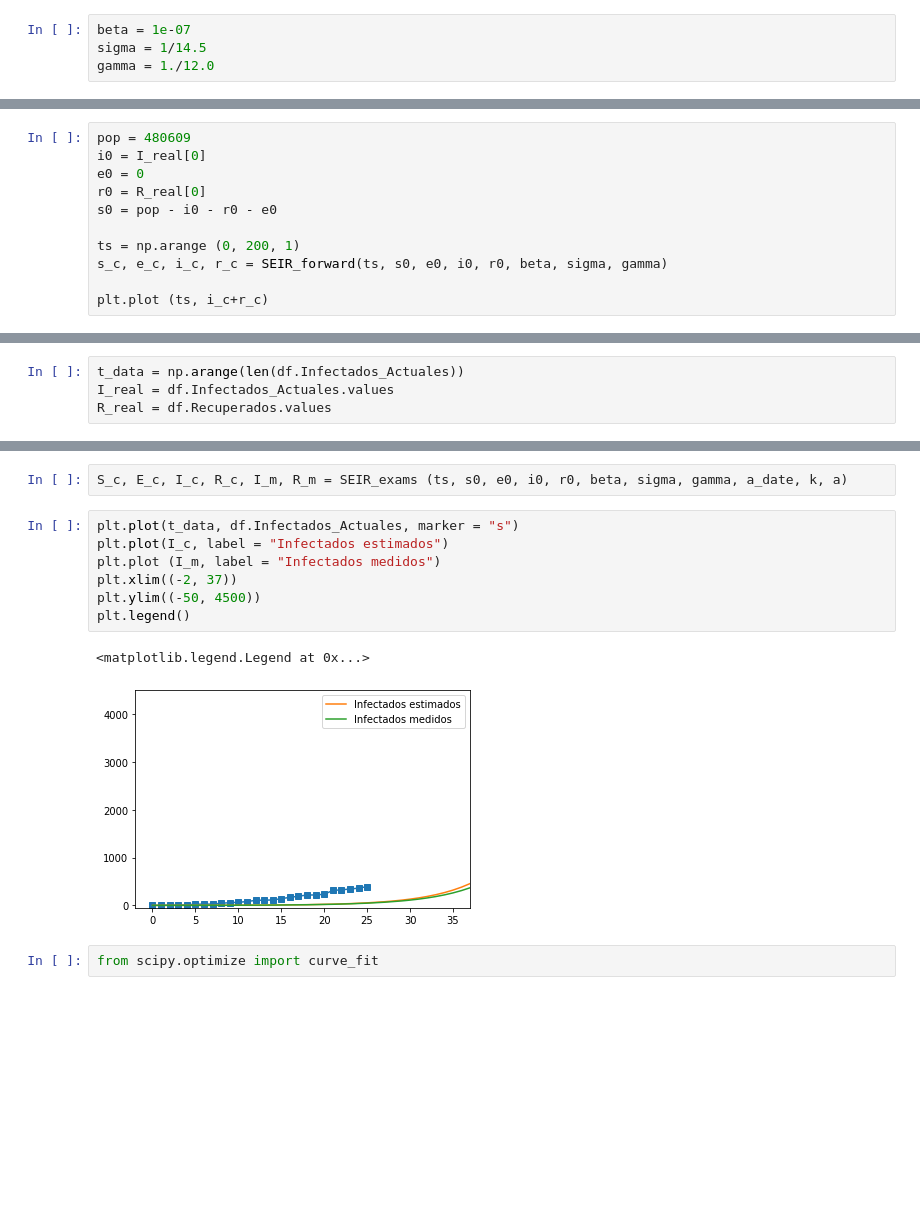
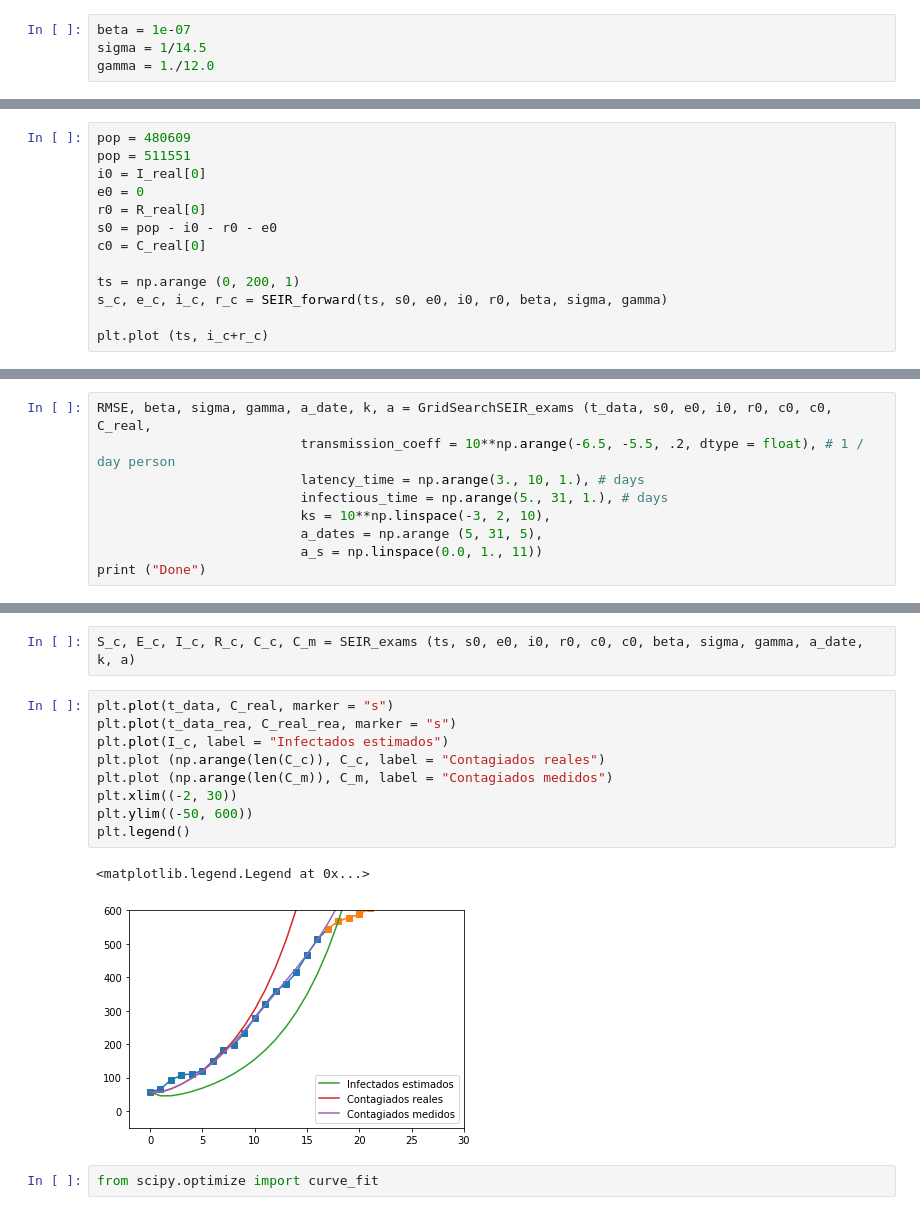
Before and after one commit to guille-c/COVID-19, a Jupyter notebook: notebooks_Chile/SEIR Examenes Ñuble.ipynb, the cells around one changed output, grey strips where cells are left out. Cells and saved outputs as stored; diff of their text form; blank space fills up the shorter version.

```diff
--- a/notebooks_Chile/SEIR Examenes Ñuble.ipynb
+++ b/notebooks_Chile/SEIR Examenes Ñuble.ipynb
@@ -64,9 +177,11 @@ gamma = 1./12.0
 # %%
 pop = 480609
+pop = 511551
 i0 = I_real[0]
 e0 = 0
 r0 = R_real[0]
 s0 = pop - i0 - r0 - e0
+c0 = C_real[0]
 
 ts = np.arange (0, 200, 1)
 s_c, e_c, i_c, r_c = SEIR_forward(ts, s0, e0, i0, r0, beta, sigma, gamma)
@@ -87,4 +194,0 @@ plt.legend()
-# %%
-t_data = np.arange(len(df.Infectados_Actuales))
-I_real = df.Infectados_Actuales.values
-R_real = df.Recuperados.values
@@ -106,0 +203,9 @@ beta =  0.0001 33.75603699684143
+# %%
+RMSE, beta, sigma, gamma, a_date, k, a = GridSearchSEIR_exams (t_data, s0, e0, i0, r0, c0, c0, C_real,
+                          transmission_coeff = 10**np.arange(-6.5, -5.5, .2, dtype = float), # 1 / day person
+                          latency_time = np.arange(3., 10, 1.), # days
+                          infectious_time = np.arange(5., 31, 1.), # days
+                          ks = 10**np.linspace(-3, 2, 10),
+                          a_dates = np.arange (5, 31, 5),
+                          a_s = np.linspace(0.0, 1., 11))
+print ("Done")
@@ -119,15 +236,17 @@ plt.plot (alphas)
 # %%
-S_c, E_c, I_c, R_c, I_m, R_m = SEIR_exams (ts, s0, e0, i0, r0, beta, sigma, gamma, a_date, k, a)
+S_c, E_c, I_c, R_c, C_c, C_m = SEIR_exams (ts, s0, e0, i0, r0, c0, c0, beta, sigma, gamma, a_date, k, a)
 # %%
-plt.plot(t_data, df.Infectados_Actuales, marker = "s")
+plt.plot(t_data, C_real, marker = "s")
+plt.plot(t_data_rea, C_real_rea, marker = "s")
 plt.plot(I_c, label = "Infectados estimados")
-plt.plot (I_m, label = "Infectados medidos")
-plt.xlim((-2, 37))
-plt.ylim((-50, 4500))
+plt.plot (np.arange(len(C_c)), C_c, label = "Contagiados reales")
+plt.plot (np.arange(len(C_m)), C_m, label = "Contagiados medidos")
+plt.xlim((-2, 30))
+plt.ylim((-50, 600))
 plt.legend()
 # %% [output]
 <matplotlib.legend.Legend at 0x...>
-[figure, old version]
+[figure, new version]
 # %%
 from scipy.optimize import curve_fit
 # %%
```
Also changed, not shown: parts of 50 cells of this notebook, 1 other file.
